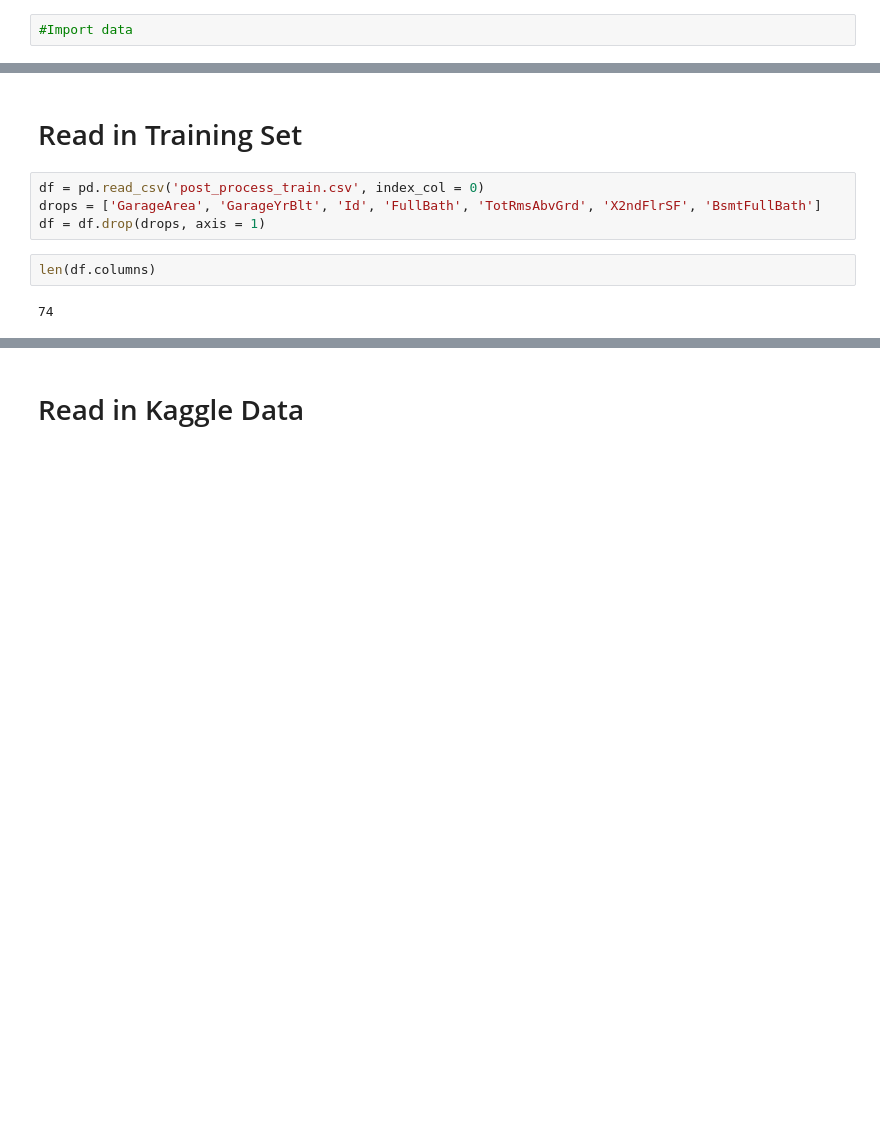
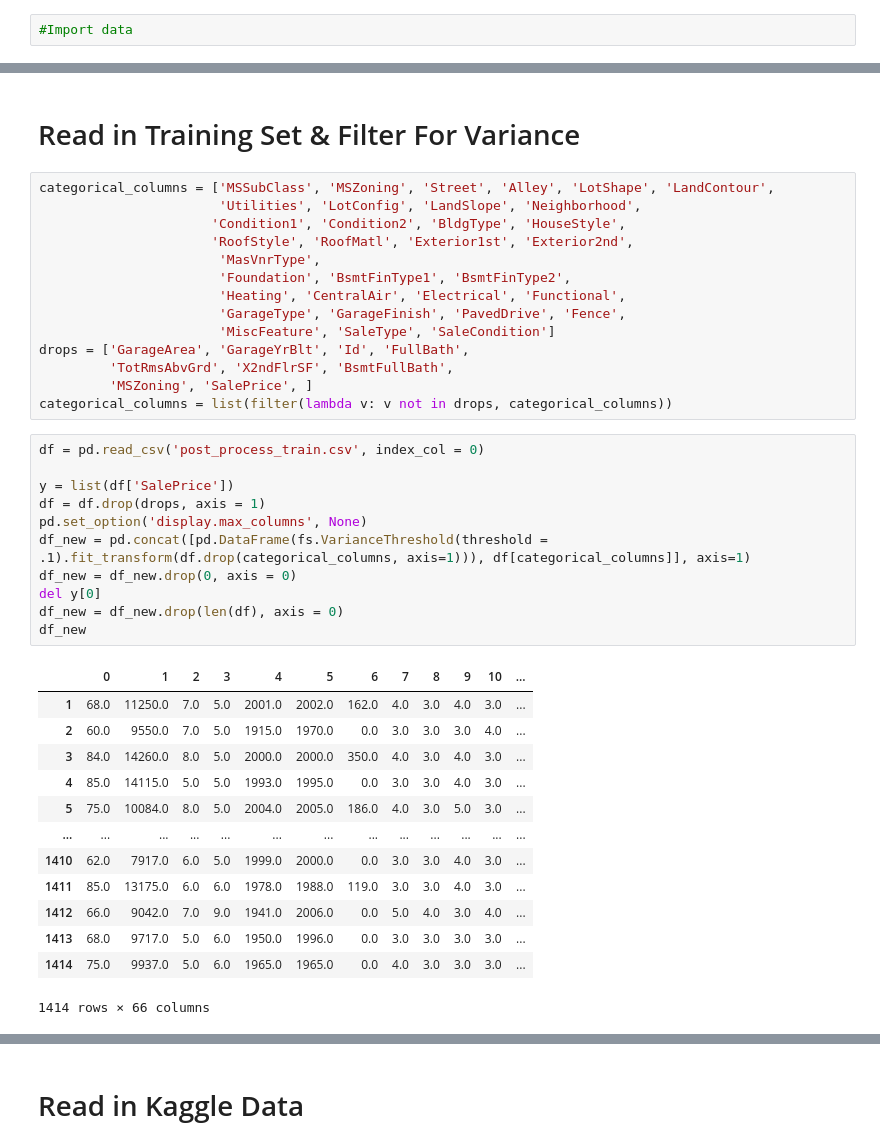
Before and after one commit to Where-Does-The-Money-Go/Kaggle_Ames_IA, a Jupyter notebook: Models.ipynb, the cells around one changed output, grey strips where cells are left out. Saved outputs shown, nothing was run; the diff lists cells and outputs as text; blank space fills up the shorter version.

```diff
--- a/Models.ipynb
+++ b/Models.ipynb
@@ -26,10 +28,41 @@ import decimal
 # %% [markdown]
-# Read in Training Set
+# Read in Training Set & Filter For Variance
-# %%
-df = pd.read_csv('post_process_train.csv', index_col = 0)
-drops = ['GarageArea', 'GarageYrBlt', 'Id', 'FullBath', 'TotRmsAbvGrd', 'X2ndFlrSF', 'BsmtFullBath']
-df = df.drop(drops, axis = 1)
-# %%
-len(df.columns)
-# %% [output]
-74
+# %%
+categorical_columns = ['MSSubClass', 'MSZoning', 'Street', 'Alley', 'LotShape', 'LandContour',
+                       'Utilities', 'LotConfig', 'LandSlope', 'Neighborhood',
+                      'Condition1', 'Condition2', 'BldgType', 'HouseStyle',
+                      'RoofStyle', 'RoofMatl', 'Exterior1st', 'Exterior2nd',
+                       'MasVnrType',
+                       'Foundation', 'BsmtFinType1', 'BsmtFinType2',
+                       'Heating', 'CentralAir', 'Electrical', 'Functional',
+                       'GarageType', 'GarageFinish', 'PavedDrive', 'Fence',
+                       'MiscFeature', 'SaleType', 'SaleCondition']
+drops = ['GarageArea', 'GarageYrBlt', 'Id', 'FullBath',
+         'TotRmsAbvGrd', 'X2ndFlrSF', 'BsmtFullBath',
+         'MSZoning', 'SalePrice', ]
+categorical_columns = list(filter(lambda v: v not in drops, categorical_columns))
+# %%
+df = pd.read_csv('post_process_train.csv', index_col = 0)
+
+y = list(df['SalePrice'])
+df = df.drop(drops, axis = 1)
+pd.set_option('display.max_columns', None)
+df_new = pd.concat([pd.DataFrame(fs.VarianceThreshold(threshold = .1).fit_transform(df.drop(categorical_columns, axis=1))), df[categorical_columns]], axis=1)
+df_new = df_new.drop(0, axis = 0)
+del y[0]
+df_new = df_new.drop(len(df), axis = 0)
+df_new
+# %% [output]
+|  | 0 | 1 | 2 | 3 | 4 | 5 | 6 | 7 | 8 | 9 | 10 | ... |
+| 1 | 68.0 | 11250.0 | 7.0 | 5.0 | 2001.0 | 2002.0 | 162.0 | 4.0 | 3.0 | 4.0 | 3.0 | ... |
+| 2 | 60.0 | 9550.0 | 7.0 | 5.0 | 1915.0 | 1970.0 | 0.0 | 3.0 | 3.0 | 3.0 | 4.0 | ... |
+| 3 | 84.0 | 14260.0 | 8.0 | 5.0 | 2000.0 | 2000.0 | 350.0 | 4.0 | 3.0 | 4.0 | 3.0 | ... |
+| 4 | 85.0 | 14115.0 | 5.0 | 5.0 | 1993.0 | 1995.0 | 0.0 | 3.0 | 3.0 | 4.0 | 3.0 | ... |
+| 5 | 75.0 | 10084.0 | 8.0 | 5.0 | 2004.0 | 2005.0 | 186.0 | 4.0 | 3.0 | 5.0 | 3.0 | ... |
+| ... | ... | ... | ... | ... | ... | ... | ... | ... | ... | ... | ... | ... |
+| 1410 | 62.0 | 7917.0 | 6.0 | 5.0 | 1999.0 | 2000.0 | 0.0 | 3.0 | 3.0 | 4.0 | 3.0 | ... |
+| 1411 | 85.0 | 13175.0 | 6.0 | 6.0 | 1978.0 | 1988.0 | 119.0 | 3.0 | 3.0 | 4.0 | 3.0 | ... |
+| 1412 | 66.0 | 9042.0 | 7.0 | 9.0 | 1941.0 | 2006.0 | 0.0 | 5.0 | 4.0 | 3.0 | 4.0 | ... |
+| 1413 | 68.0 | 9717.0 | 5.0 | 6.0 | 1950.0 | 1996.0 | 0.0 | 3.0 | 3.0 | 3.0 | 3.0 | ... |
+| 1414 | 75.0 | 9937.0 | 5.0 | 6.0 | 1965.0 | 1965.0 | 0.0 | 4.0 | 3.0 | 3.0 | 3.0 | ... |
+1414 rows × 66 columns
```
Also changed, not shown: parts of 74 cells of this notebook, 1 other file.
